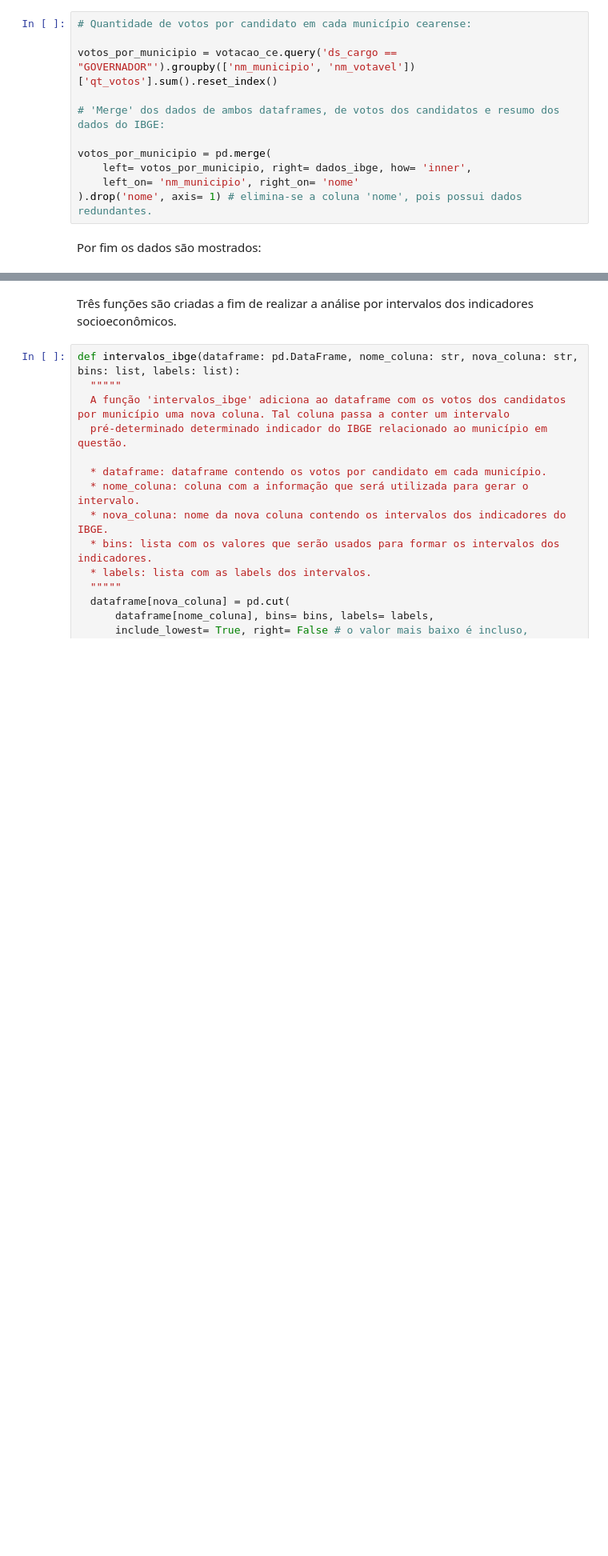
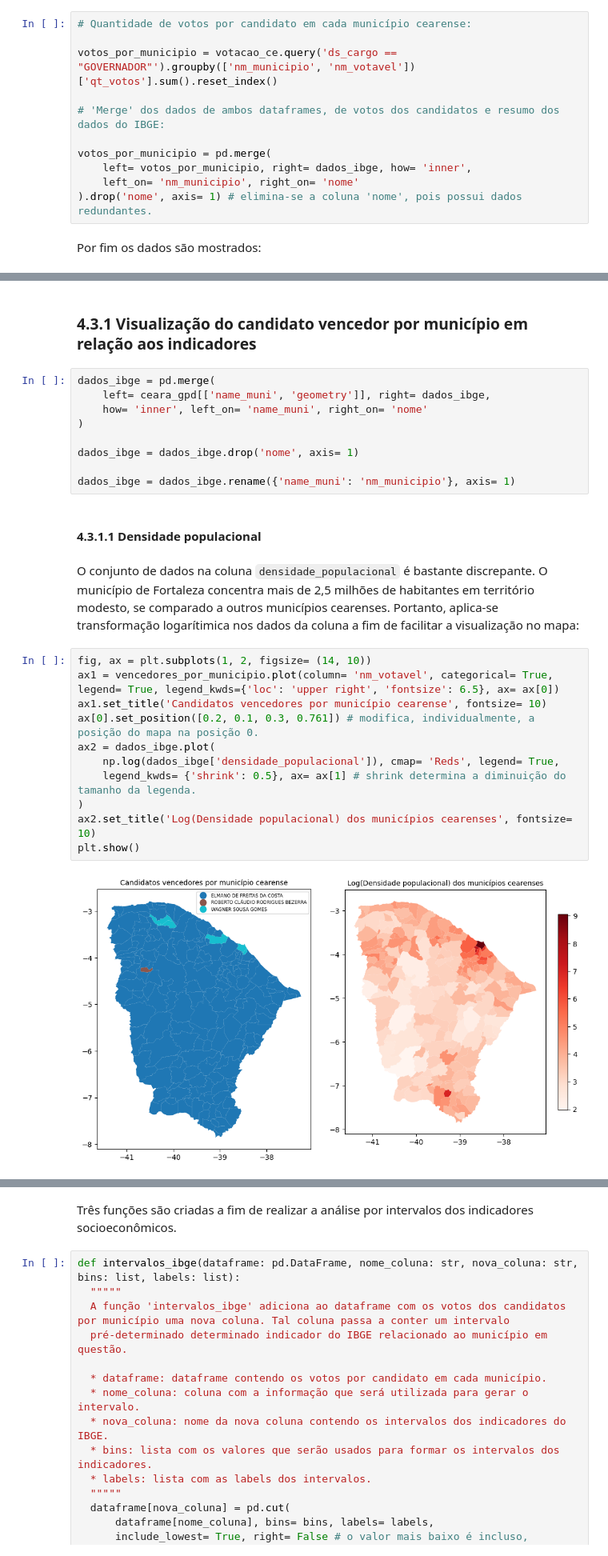
Before and after one commit to DamodaraBarbosa/clustering_municipios_eleicoes_2022_ceara, a Jupyter notebook: 06_governador_analysis_eleicoes_ceara_2022.ipynb, the cells around one changed output, grey strips where cells are left out. Shown at 80% size. Cells and saved outputs as stored; diff of their text form; blank space fills up the shorter version.

```diff
--- a/06_governador_analysis_eleicoes_ceara_2022.ipynb
+++ b/06_governador_analysis_eleicoes_ceara_2022.ipynb
@@ -551,3 +585,31 @@ votos_por_municipio.head()
 | 2 | ABAIARA | JOSÉ BATISTA NETO | 1 | 180.833 | 11965 | 0.628 | 9158.04 | ... |
 | 3 | ABAIARA | ROBERTO CLÁUDIO RODRIGUES BEZERRA | 353 | 180.833 | 11965 | 0.628 | 9158.04 | ... |
 | 4 | ABAIARA | SERLEY DE SOUSA LEAL | 3 | 180.833 | 11965 | 0.628 | 9158.04 | ... |
+# %% [markdown]
+### 4.3.1 Visualização do candidato vencedor por município em relação aos indicadores
+# %%
+dados_ibge = pd.merge(
+    left= ceara_gpd[['name_muni', 'geometry']], right= dados_ibge,
+    how= 'inner', left_on= 'name_muni', right_on= 'nome'
+)
+
+dados_ibge = dados_ibge.drop('nome', axis= 1)
+
+dados_ibge = dados_ibge.rename({'name_muni': 'nm_municipio'}, axis= 1)
+# %% [markdown]
+#### 4.3.1.1 Densidade populacional
+# %% [markdown]
+O conjunto de dados na coluna `densidade_populacional` é bastante discrepante. O município de Fortaleza concentra mais de 2,5 milhões de habitantes em território modesto, se comparado a outros municípios cearenses. Portanto, aplica-se transformação logarítimica nos dados da coluna a fim de facilitar a visualização no mapa:
+# %%
+fig, ax = plt.subplots(1, 2, figsize= (14, 10))
+ax1 = vencedores_por_municipio.plot(column= 'nm_votavel', categorical= True, legend= True, legend_kwds={'loc': 'upper right', 'fontsize': 6.5}, ax= ax[0])
+ax1.set_title('Candidatos vencedores por município cearense', fontsize= 10)
+ax[0].set_position([0.2, 0.1, 0.3, 0.761]) # modifica, individualmente, a posição do mapa na posição 0.
+ax2 = dados_ibge.plot(
+    np.log(dados_ibge['densidade_populacional']), cmap= 'Reds', legend= True,
+    legend_kwds= {'shrink': 0.5}, ax= ax[1] # shrink determina a diminuição do tamanho da legenda.
+)
+ax2.set_title('Log(Densidade populacional) dos municípios cearenses', fontsize= 10)
+plt.show()
+# %% [output]
+[figure, added]
```
Also changed, not shown: parts of 72 cells of this notebook.
